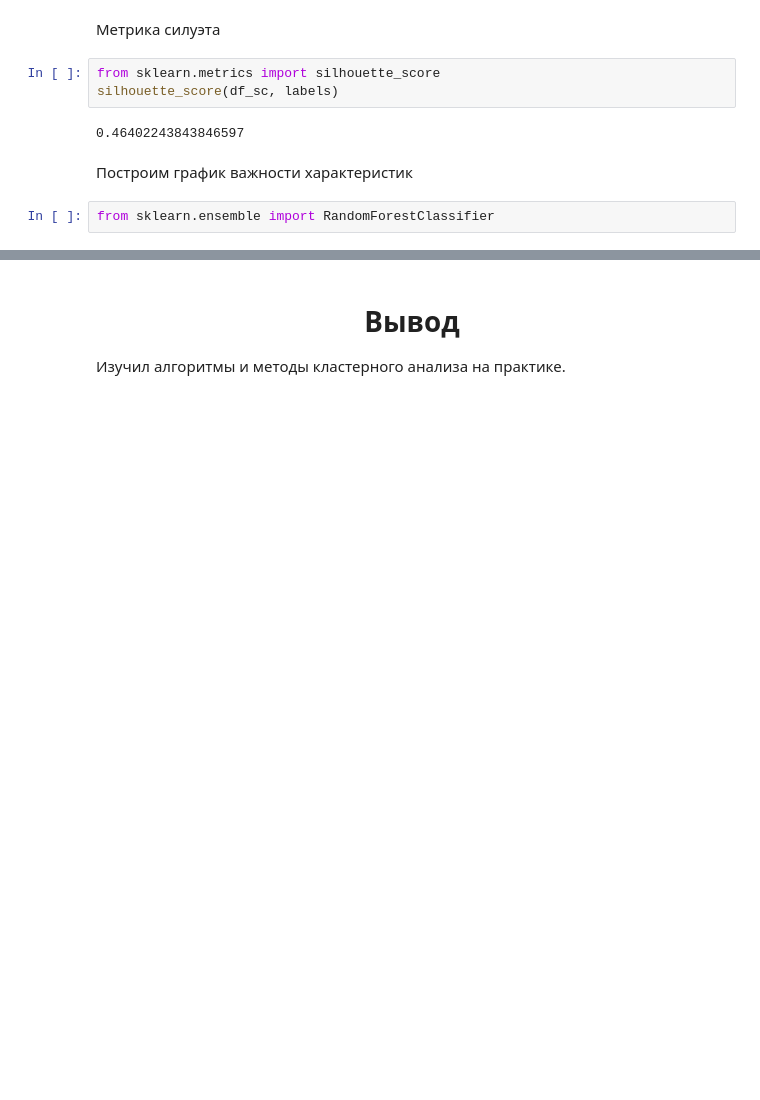
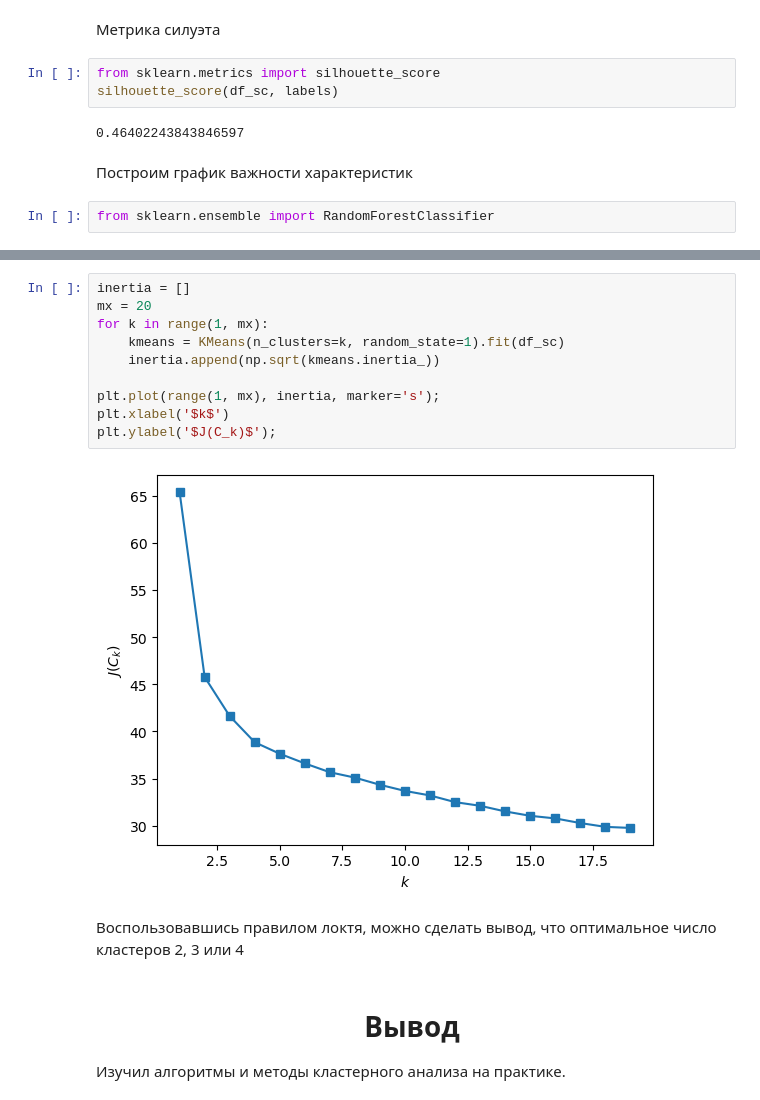
Before and after one commit to warwar422/AnalizDannih, a Jupyter notebook: lab3/lab3.ipynb, the cells around one changed output, grey strips where cells are left out. Saved outputs shown, nothing was run; the diff lists cells and outputs as text; blank space fills up the shorter version.

```diff
--- a/lab3/lab3.ipynb
+++ b/lab3/lab3.ipynb
@@ -135,3 +190,17 @@ plt.show()
+# %%
+inertia = []
+mx = 20
+for k in range(1, mx):
+    kmeans = KMeans(n_clusters=k, random_state=1).fit(df_sc)
+    inertia.append(np.sqrt(kmeans.inertia_))
+
+plt.plot(range(1, mx), inertia, marker='s');
+plt.xlabel('$k$')
+plt.ylabel('$J(C_k)$');
+# %% [output]
+[figure, added]
+# %% [markdown]
+Воспользовавшись правилом локтя, можно сделать вывод, что оптимальное число кластеров 2, 3 или 4
 # %% [markdown]
 <h1 style="text-align:center;">Вывод</h1>
 Изучил алгоритмы и методы кластерного анализа на
```
Also changed, not shown: parts of 13 cells of this notebook.
